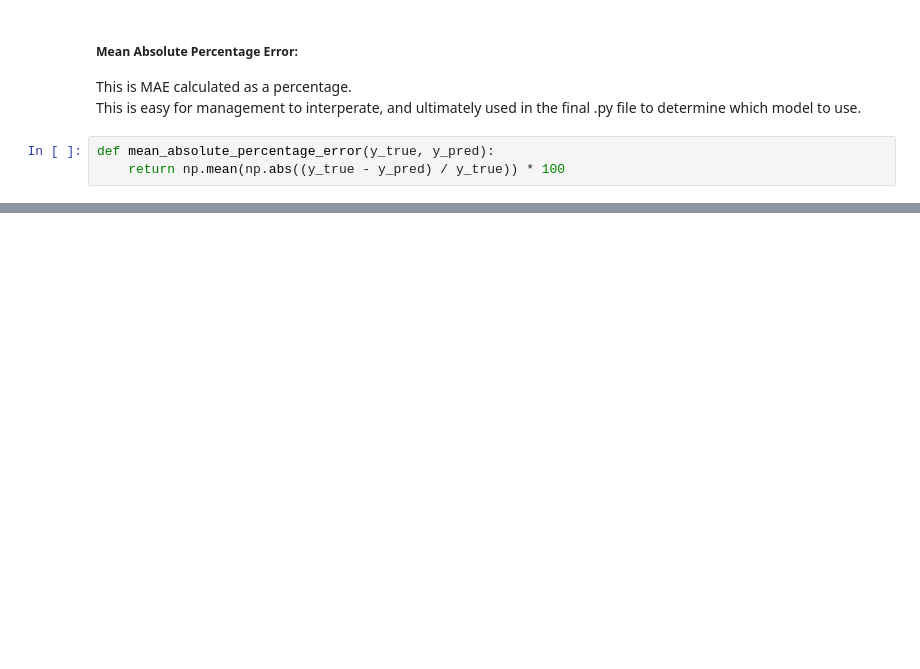
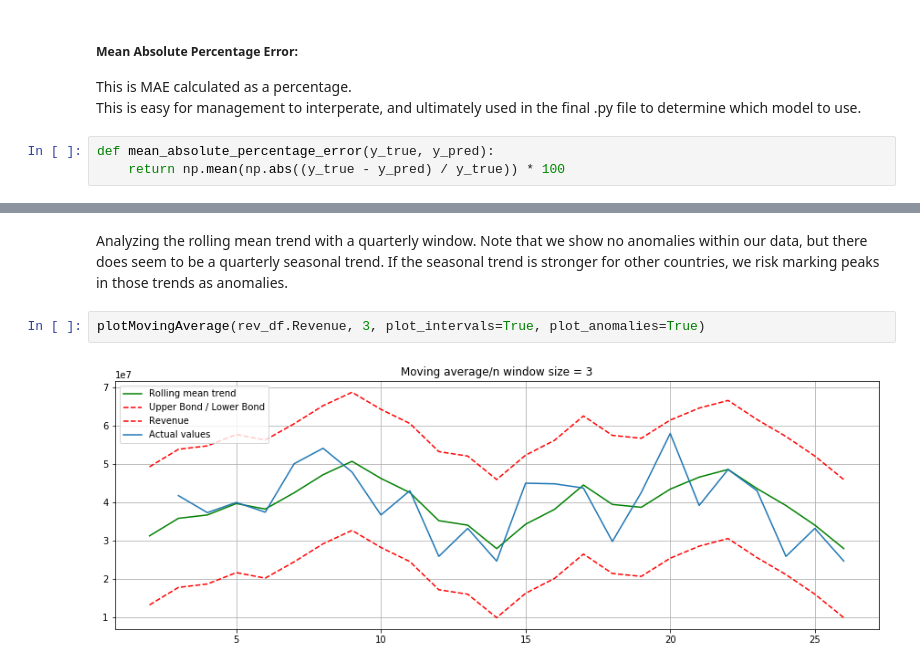
Before and after one commit to Jakefrda/Data_Science_Projects, a Jupyter notebook: TimeSeries_Finance/TimeSeries_Exploration.ipynb, the cells around one changed output, grey strips where cells are left out. Cells and saved outputs as stored; diff of their text form; blank space fills up the shorter version.

```diff
--- a/TimeSeries_Finance/TimeSeries_Exploration.ipynb
+++ b/TimeSeries_Finance/TimeSeries_Exploration.ipynb
@@ -107,0 +176,6 @@ Starting with the hypothesis that tomorrow will be the same as today(very unlike
+# %% [markdown]
+Analyzing the rolling mean trend with a quarterly window.  Note that we show no anomalies within our data, but there does seem to be a quarterly seasonal trend.  If the seasonal trend is stronger for other countries, we risk marking peaks in those trends as anomalies.
+# %%
+plotMovingAverage(rev_df.Revenue, 3, plot_intervals=True, plot_anomalies=True)
+# %% [output]
+[figure, added]
```
Also changed, not shown: parts of 17 cells of this notebook.
